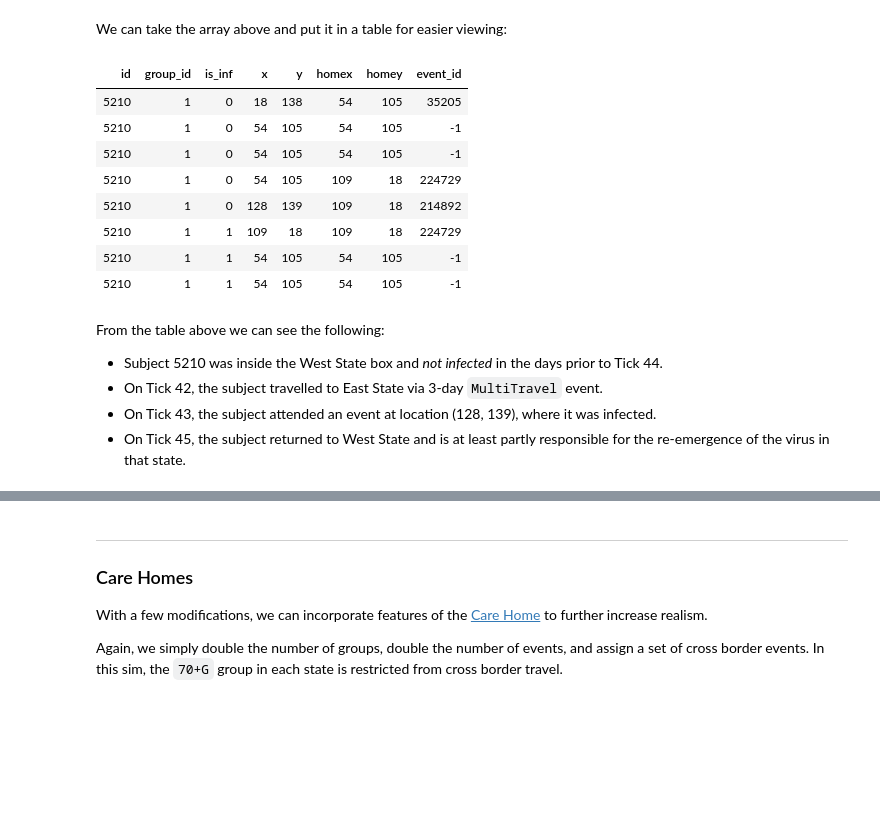
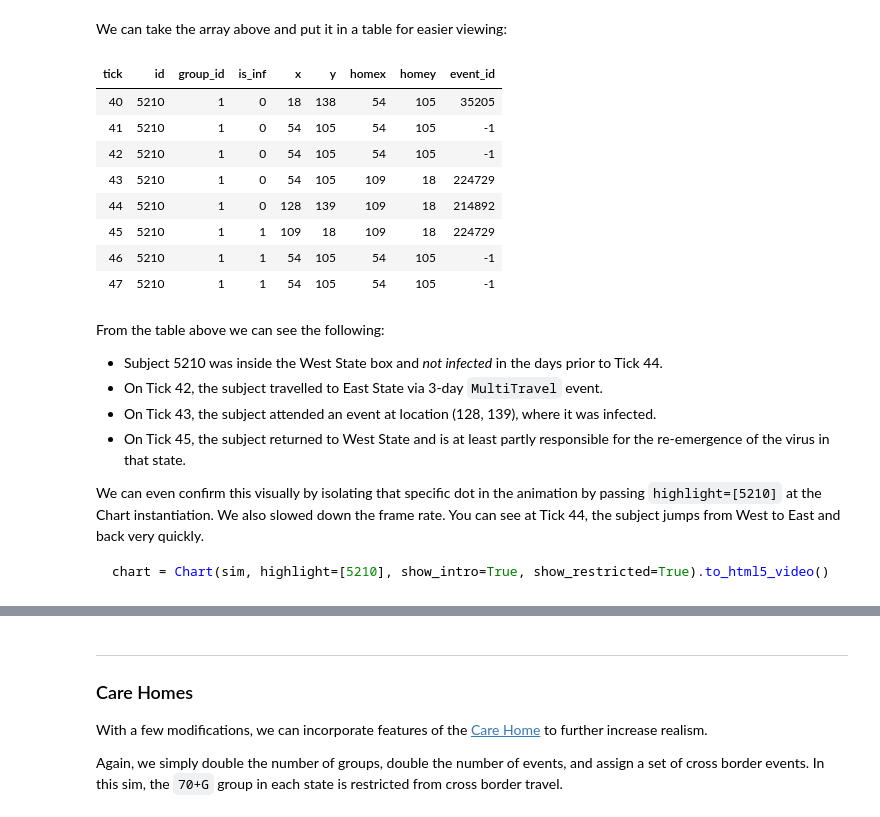
Before and after one commit to rjskene/rknotdocs, a Jupyter notebook: docs/multi.ipynb, the cells around one changed output, grey strips where cells are left out. Drawn from its saved outputs; the diff is of its cells as text; code cells hidden in the pictures; blank space fills up the shorter version.

````diff
--- a/docs/multi.ipynb
+++ b/docs/multi.ipynb
@@ -689,18 +653,23 @@ array([[  5210,      1,      1,      0,      1,      0,      0,   2585,
 # %% [markdown]
 We can take the array above and put it in a table for easier viewing:
+# %%
+ticks = np.arange(i_erad - 4, i_erad + 4)
+dtrace = np.zeros(shape=(8,28), dtype=np.int32)
+dtrace[:, 0] = ticks
+dtrace[:, 1:] = dottrace
 # %%
 from IPython.core.display import HTML
-display(HTML(tracetable(dottrace)))
+display(HTML(tracetable(dtrace)))
 # %% [output]
-| id | group_id | is_inf | x | y | homex | homey | event_id |
-| 5210 | 1 | 0 | 18 | 138 | 54 | 105 | 35205 |
-| 5210 | 1 | 0 | 54 | 105 | 54 | 105 | -1 |
-| 5210 | 1 | 0 | 54 | 105 | 54 | 105 | -1 |
-| 5210 | 1 | 0 | 54 | 105 | 109 | 18 | 224729 |
-| 5210 | 1 | 0 | 128 | 139 | 109 | 18 | 214892 |
-| 5210 | 1 | 1 | 109 | 18 | 109 | 18 | 224729 |
-| 5210 | 1 | 1 | 54 | 105 | 54 | 105 | -1 |
-| 5210 | 1 | 1 | 54 | 105 | 54 | 105 | -1 |
+| tick | id | group_id | is_inf | x | y | homex | homey | event_id |
+| 40 | 5210 | 1 | 0 | 18 | 138 | 54 | 105 | 35205 |
+| 41 | 5210 | 1 | 0 | 54 | 105 | 54 | 105 | -1 |
+| 42 | 5210 | 1 | 0 | 54 | 105 | 54 | 105 | -1 |
+| 43 | 5210 | 1 | 0 | 54 | 105 | 109 | 18 | 224729 |
+| 44 | 5210 | 1 | 0 | 128 | 139 | 109 | 18 | 214892 |
+| 45 | 5210 | 1 | 1 | 109 | 18 | 109 | 18 | 224729 |
+| 46 | 5210 | 1 | 1 | 54 | 105 | 54 | 105 | -1 |
+| 47 | 5210 | 1 | 1 | 54 | 105 | 54 | 105 | -1 |
 # %% [markdown]
 From the table above we can see the following:
 
@@ -708,3 +677,9 @@ From the table above we can see the following:
 + On Tick 42, the subject travelled to East State via 3-day `MultiTravel` event.
 + On Tick 43, the subject attended an event at location (128, 139), where it was infected.
 + On Tick 45, the subject returned to West State and is at least partly responsible for the re-emergence of the virus in that state.
+
+We can even confirm this visually by isolating that specific dot in the animation by passing `highlight=[5210]` at the Chart instantiation. We also slowed down the frame rate. You can see at Tick 44, the subject jumps from West to East and back very quickly.
+
+```python
+chart = Chart(sim, highlight=[5210], show_intro=True, show_restricted=True).to_html5_video()
+```
````
Also changed, not shown: parts of 31 cells of this notebook, 27 other files.
